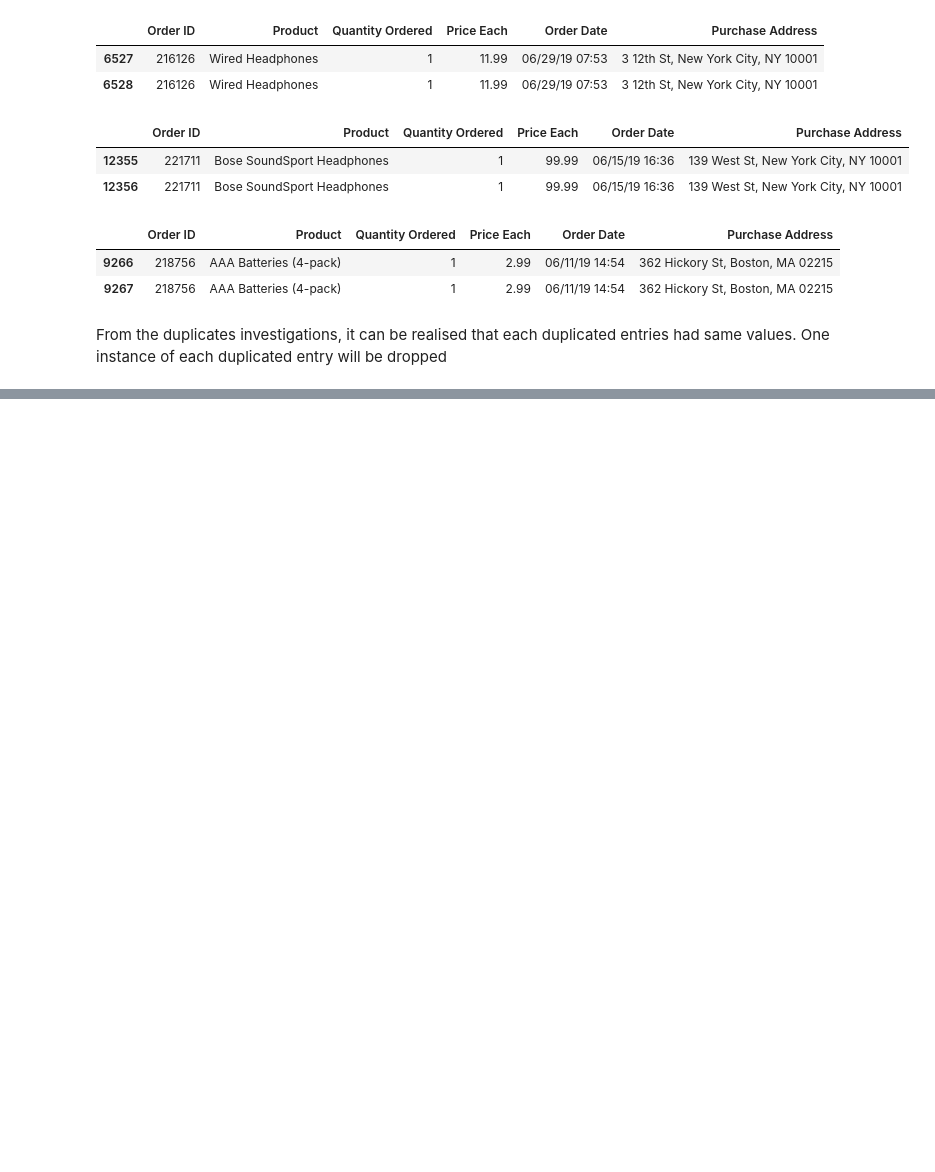
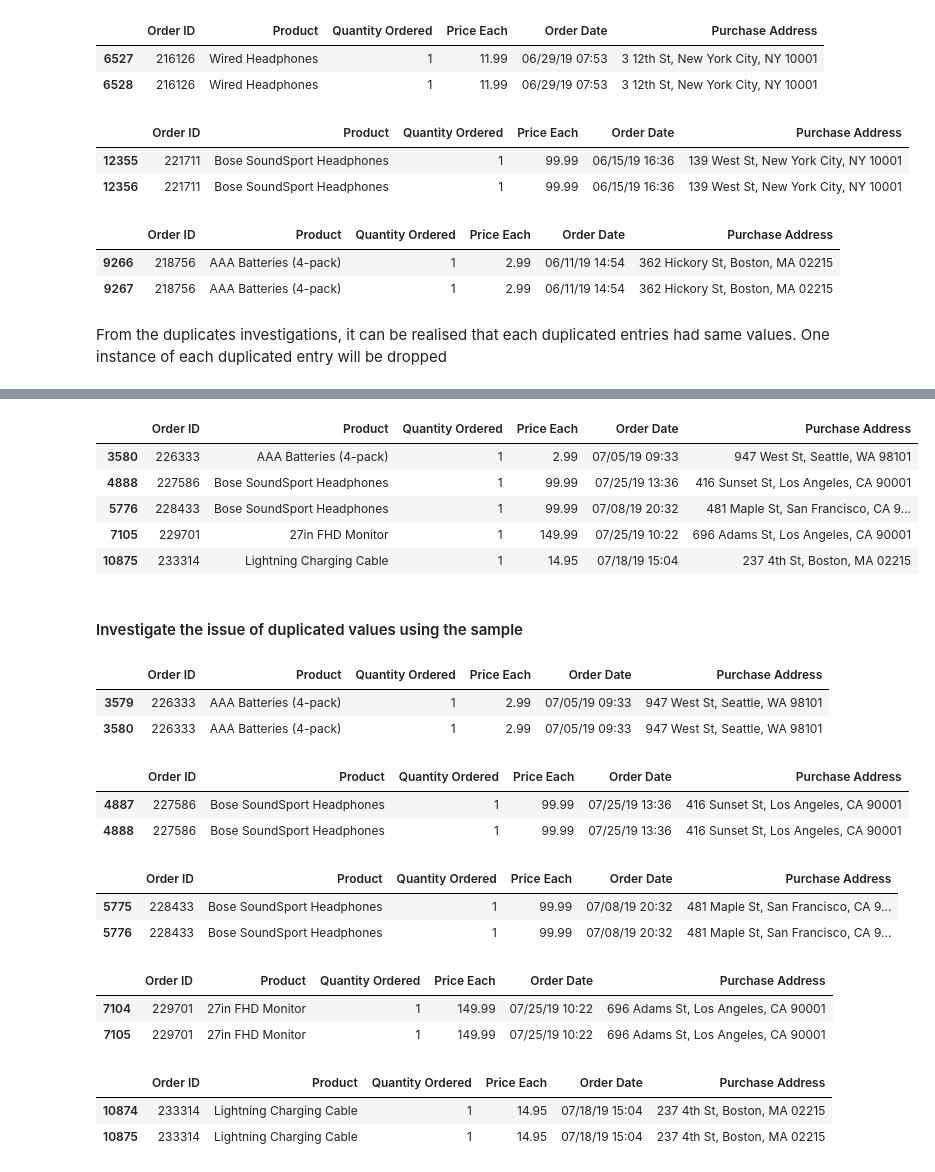
Before and after one commit to elvis-darko/Personal-Projects, a Jupyter notebook: FULL CYCLE PROJECTS/PRODUCT_SALES_ANALYSIS/Product_Sales_Data_Analysis.ipynb, the cells around one changed output, grey strips where cells are left out. Cells and saved outputs as stored; diff of their text form; code cells hidden in the pictures; blank space fills up the shorter version.

```diff
--- a/FULL CYCLE PROJECTS/PRODUCT_SALES_ANALYSIS/Product_Sales_Data_Analysis.ipynb
+++ b/FULL CYCLE PROJECTS/PRODUCT_SALES_ANALYSIS/Product_Sales_Data_Analysis.ipynb
@@ -1322,0 +1383,57 @@ jun_data.drop_duplicates(subset=None, keep="first", inplace=True)
+# %%
+# Remove Order ID as value from the Order ID column
+
+jul_data = jul_data[jul_data["Order ID"] != "Order ID"]
+# %%
+# Check sample of duplicated values
+
+jul_data[jul_data.duplicated()].sample(5, random_state=0)
+# %% [output]
+|  | Order ID | Product | Quantity Ordered | Price Each | Order Date | Purchase Address |
+| 3580 | 226333 | AAA Batteries (4-pack) | 1 | 2.99 | 07/05/19 09:33 | 947 West St, Seattle, WA 98101 |
+| 4888 | 227586 | Bose SoundSport Headphones | 1 | 99.99 | 07/25/19 13:36 | 416 Sunset St, Los Angeles, CA 90001 |
+| 5776 | 228433 | Bose SoundSport Headphones | 1 | 99.99 | 07/08/19 20:32 | 481 Maple St, San Francisco, CA 9... |
+| 7105 | 229701 | 27in FHD Monitor | 1 | 149.99 | 07/25/19 10:22 | 696 Adams St, Los Angeles, CA 90001 |
+| 10875 | 233314 | Lightning Charging Cable | 1 | 14.95 | 07/18/19 15:04 | 237 4th St, Boston, MA 02215 |
+# %% [markdown]
+#### Investigate the issue of duplicated values using the sample
+# %%
+# Order ID --- 226333
+
+jul_data[jul_data["Order ID"] == "226333"]
+# %% [output]
+|  | Order ID | Product | Quantity Ordered | Price Each | Order Date | Purchase Address |
+| 3579 | 226333 | AAA Batteries (4-pack) | 1 | 2.99 | 07/05/19 09:33 | 947 West St, Seattle, WA 98101 |
+| 3580 | 226333 | AAA Batteries (4-pack) | 1 | 2.99 | 07/05/19 09:33 | 947 West St, Seattle, WA 98101 |
+# %%
+# Order ID --- 227586
+
+jul_data[jul_data["Order ID"] == "227586"]
+# %% [output]
+|  | Order ID | Product | Quantity Ordered | Price Each | Order Date | Purchase Address |
+| 4887 | 227586 | Bose SoundSport Headphones | 1 | 99.99 | 07/25/19 13:36 | 416 Sunset St, Los Angeles, CA 90001 |
+| 4888 | 227586 | Bose SoundSport Headphones | 1 | 99.99 | 07/25/19 13:36 | 416 Sunset St, Los Angeles, CA 90001 |
+# %%
+# Order ID --- 228433
+
+jul_data[jul_data["Order ID"] == "228433"]
+# %% [output]
+|  | Order ID | Product | Quantity Ordered | Price Each | Order Date | Purchase Address |
+| 5775 | 228433 | Bose SoundSport Headphones | 1 | 99.99 | 07/08/19 20:32 | 481 Maple St, San Francisco, CA 9... |
+| 5776 | 228433 | Bose SoundSport Headphones | 1 | 99.99 | 07/08/19 20:32 | 481 Maple St, San Francisco, CA 9... |
+# %%
+# Order ID --- 229701
+
+jul_data[jul_data["Order ID"] == "229701"]
+# %% [output]
+|  | Order ID | Product | Quantity Ordered | Price Each | Order Date | Purchase Address |
+| 7104 | 229701 | 27in FHD Monitor | 1 | 149.99 | 07/25/19 10:22 | 696 Adams St, Los Angeles, CA 90001 |
+| 7105 | 229701 | 27in FHD Monitor | 1 | 149.99 | 07/25/19 10:22 | 696 Adams St, Los Angeles, CA 90001 |
+# %%
+# Order ID --- 233314
+
+jul_data[jul_data["Order ID"] == "233314"]
+# %% [output]
+|  | Order ID | Product | Quantity Ordered | Price Each | Order Date | Purchase Address |
+| 10874 | 233314 | Lightning Charging Cable | 1 | 14.95 | 07/18/19 15:04 | 237 4th St, Boston, MA 02215 |
+| 10875 | 233314 | Lightning Charging Cable | 1 | 14.95 | 07/18/19 15:04 | 237 4th St, Boston, MA 02215 |
```
Also changed, not shown: parts of 136 cells of this notebook.
